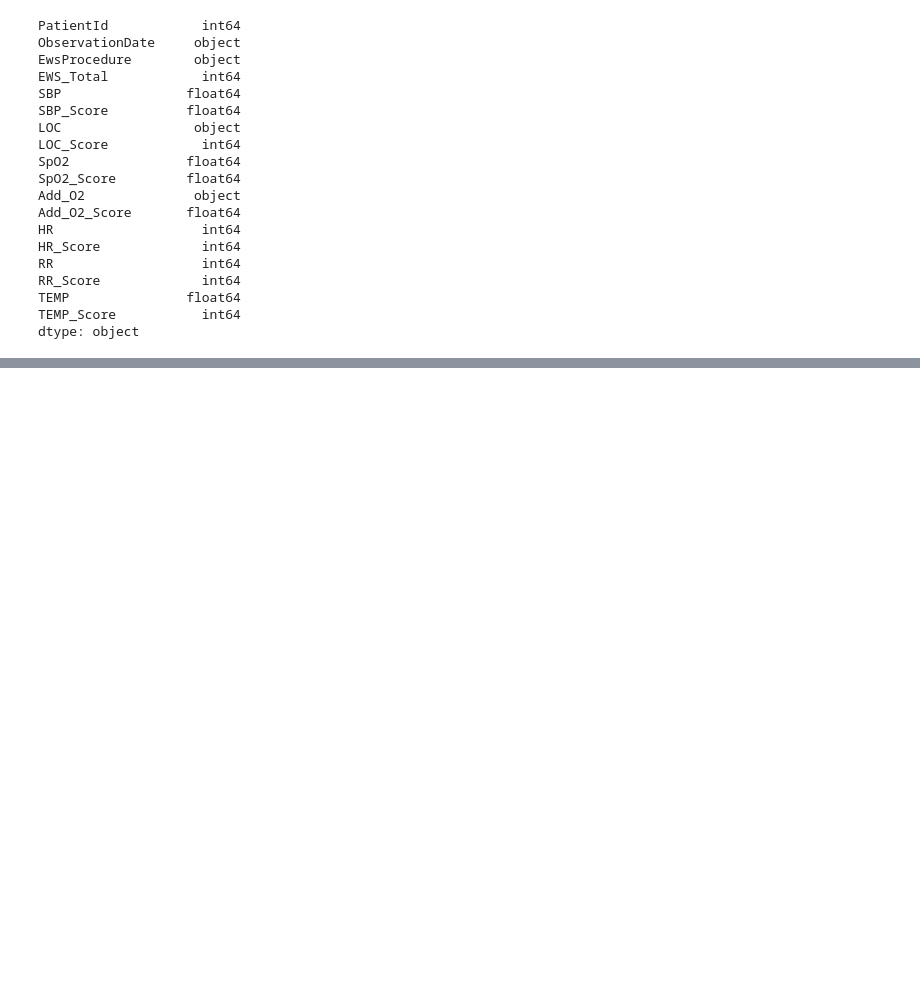
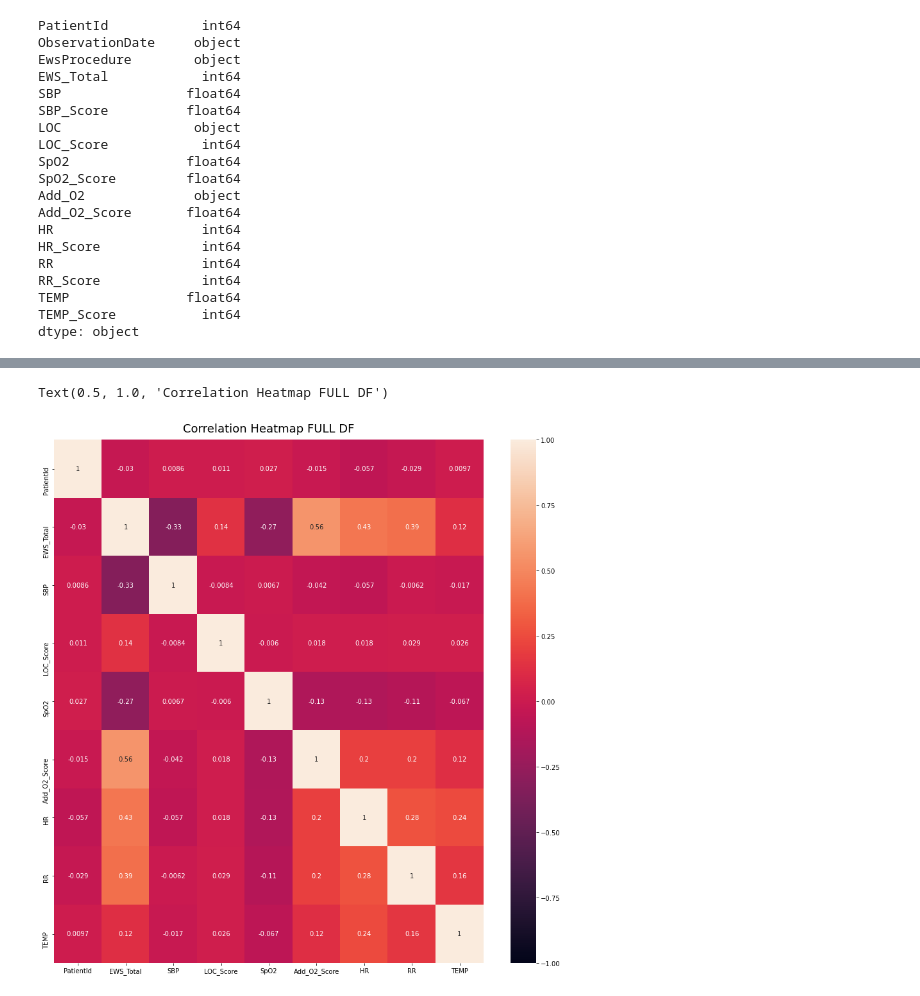
Before and after one commit to kustex/arinti_ews_usecase, a Jupyter notebook: arinti_EWS_notebook.ipynb, the cells around one changed output, grey strips where cells are left out. Drawn from its saved outputs; the diff is of its cells as text; code cells hidden in the pictures; blank space fills up the shorter version.

```diff
--- a/arinti_EWS_notebook.ipynb
+++ b/arinti_EWS_notebook.ipynb
@@ -1,9 +10,10 @@
 # %%
-from pandas.plotting import scatter_matrix
 import pandas as pd
 import numpy as np
-
-df = pd.read_csv('20200124_ews_observations.csv')
+import seaborn as sns
+import matplotlib.pyplot as plt
+df_original = pd.read_csv('20200124_ews_observations.csv', low_memory=False)
+df = pd.read_csv('20200124_ews_observations.csv', low_memory=False)
 df.dtypes
 # %% [output]
 PatientId            int64
@@ -74,0 +161,9 @@ array(['ALERT', 'UNRESPONSIVE', 'NEW_CONFUSION', 'VOICE', 'PAIN'],
+# %%
+#check mean for SBP
+sbp = df['SBP'].dropna()
+mean_sbp = round(sbp.mean(),0)
+print(mean_sbp)
+
+df_cleaned = df.drop(['ObservationDate', 'EwsProcedure', 'Add_O2', 'LOC'], axis=1)
+df_cleaned = df_cleaned.fillna(mean_sbp)
+df_cleaned.head()
@@ -74,0 +198,4 @@ array(['ALERT', 'UNRESPONSIVE', 'NEW_CONFUSION', 'VOICE', 'PAIN'],
+# %%
+df_values = df_cleaned.drop(['SBP_Score', 'SpO2_Score', 'HR_Score', 'TEMP_Score', 'RR_Score'], axis=1)
+display(df_values.head())
+df_values.corr()
@@ -74,0 +249,7 @@ array(['ALERT', 'UNRESPONSIVE', 'NEW_CONFUSION', 'VOICE', 'PAIN'],
+# %%
+plt.figure(figsize=(15, 15))
+heatmap = sns.heatmap(df_values.corr(), vmin=-1, vmax=1, annot=True)
+heatmap.set_title('Correlation Heatmap FULL DF', fontdict={'fontsize':18}, pad=12)
+# %% [output]
+Text(0.5, 1.0, 'Correlation Heatmap FULL DF')
+[figure, added]
```
Also changed, not shown: parts of 28 cells of this notebook.
